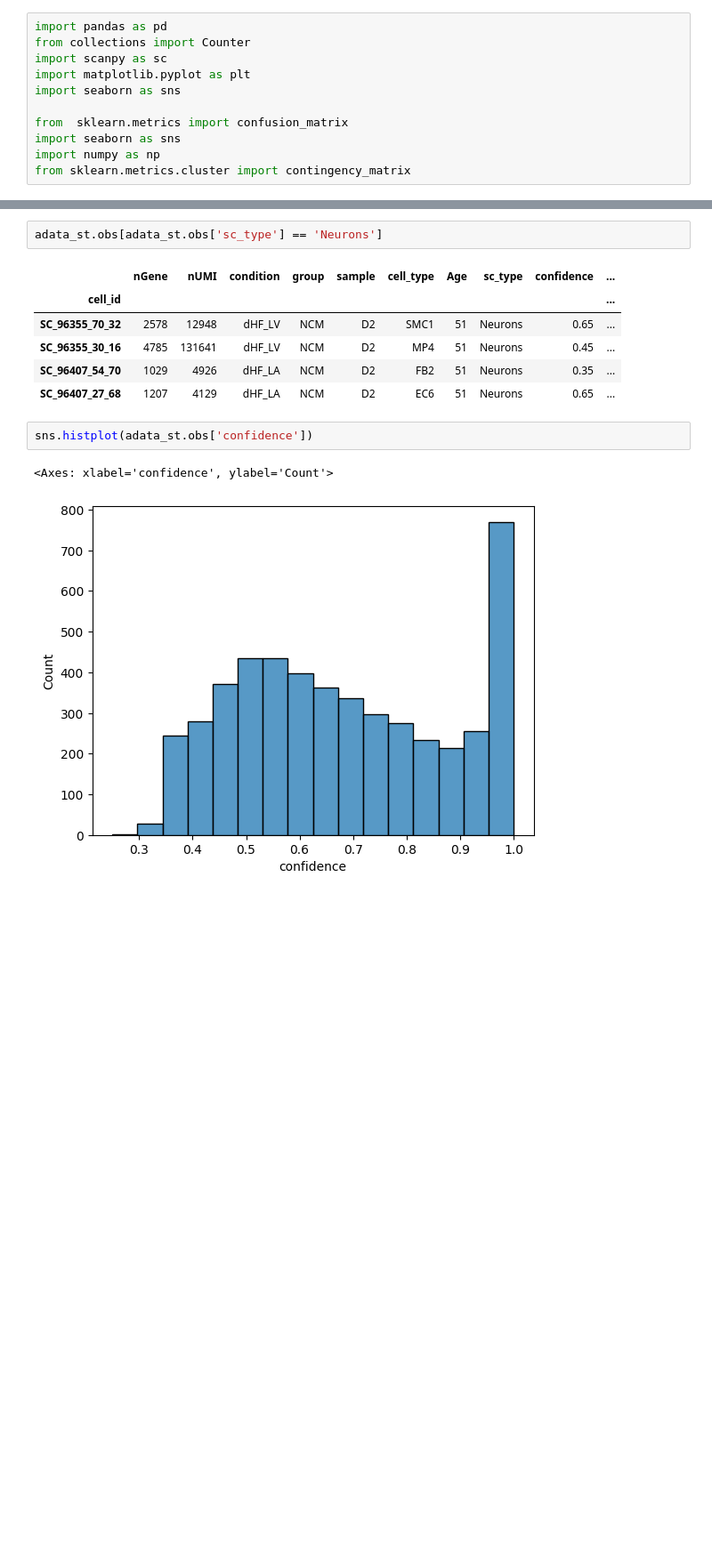
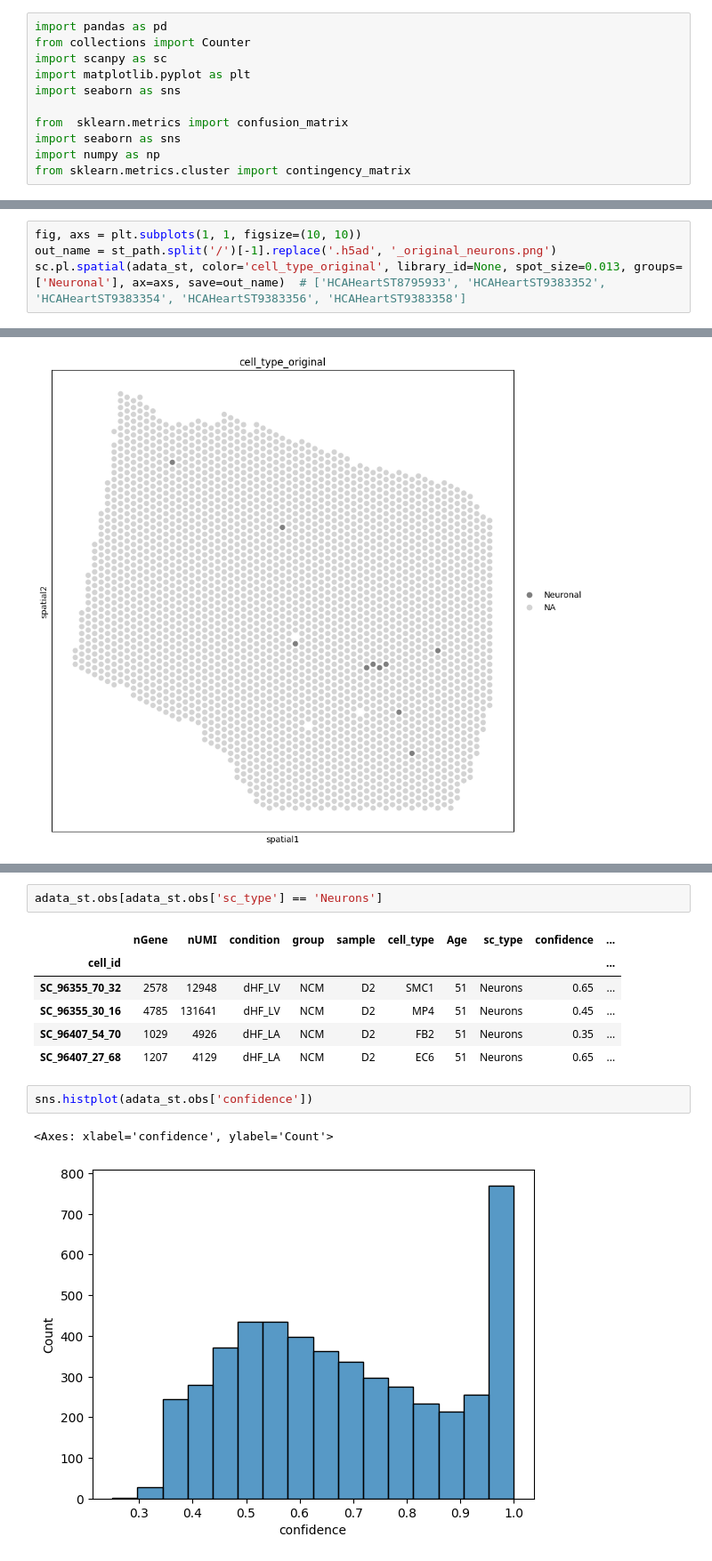
Before and after one commit to STOmics/CoDi, a Jupyter notebook: notebooks/neurons_in_heart.ipynb, the cells around one changed output, grey strips where cells are left out. Shown at 89% size. Drawn from its saved outputs; the diff is of its cells as text; blank space fills up the shorter version.

```diff
--- a/notebooks/neurons_in_heart.ipynb
+++ b/notebooks/neurons_in_heart.ipynb
@@ -25,0 +53,5 @@ Counter({'Pericytes': 2382,
+# %%
+fig, axs = plt.subplots(1, 1, figsize=(10, 10))
+out_name = st_path.split('/')[-1].replace('.h5ad', '_original_neurons.png')
+sc.pl.spatial(adata_st, color='cell_type_original', library_id=None, spot_size=0.013, groups=['Neuronal'], ax=axs, save=out_name)  # ['HCAHeartST8795933', 'HCAHeartST9383352', 'HCAHeartST9383354', 'HCAHeartST9383356', 'HCAHeartST9383358']
+# %% [output]
@@ -25,0 +59 @@ Counter({'Pericytes': 2382,
+[figure, added]
```
Also changed, not shown: parts of 27 cells of this notebook, 1 other file.
